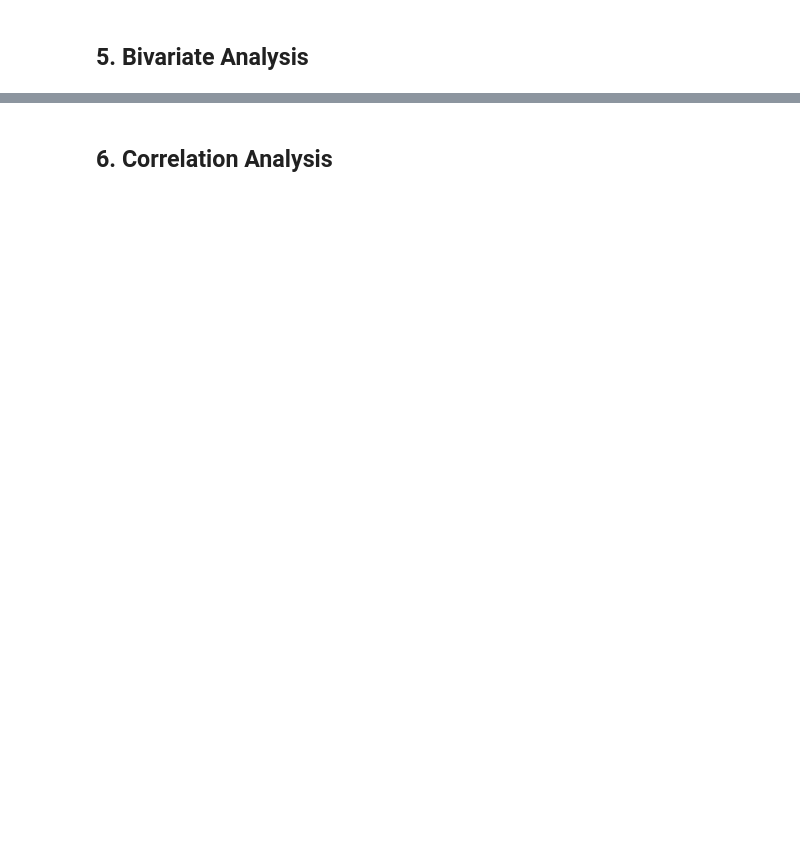
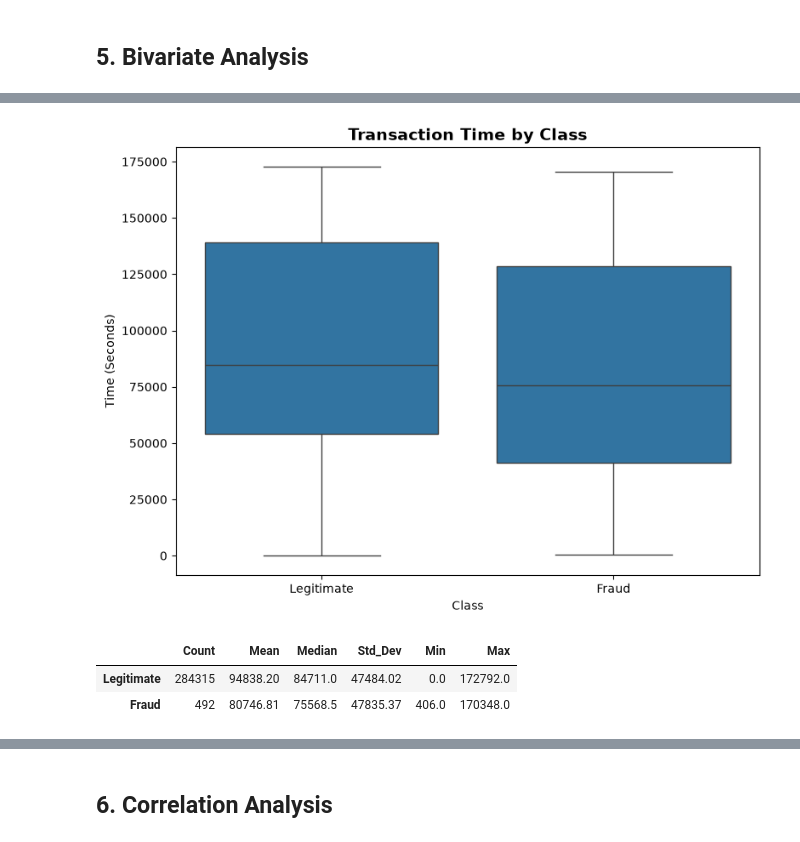
Before and after one commit to Anujjadaun97/Fraud-Detection, a Jupyter notebook: notebooks/03_EDA.ipynb, the cells around one changed output, grey strips where cells are left out. Saved outputs shown, nothing was run; the diff lists cells and outputs as text; code cells hidden in the pictures; blank space fills up the shorter version.

```diff
--- a/notebooks/03_EDA.ipynb
+++ b/notebooks/03_EDA.ipynb
@@ -511,0 +622,53 @@ np.float64(1.9999074074074075)
+# %%
+# Create figure
+plt.figure(figsize=(8, 6))
+
+# Boxplot
+sns.boxplot(
+    data=df,
+    x='Class',
+    y='Time'
+)
+
+# Customize plot
+plt.title("Transaction Time by Class", fontsize=14, fontweight='bold')
+plt.xlabel("Class")
+plt.ylabel("Time (Seconds)")
+plt.xticks([0, 1], ["Legitimate", "Fraud"])
+
+plt.tight_layout()
+
+# Save figure
+plt.savefig(
+    "../reports/figures/fraud_vs_time_boxplot.png",
+    dpi=300,
+    bbox_inches="tight"
+)
+
+plt.show()
+# %% [output]
+[figure, added]
+# %%
+# Separate summary statistics for each class
+
+summary_stats = (
+    df.groupby("Class")["Time"]
+      .agg(
+          Count="count",
+          Mean="mean",
+          Median="median",
+          Std_Dev="std",
+          Min="min",
+          Max="max"
+      )
+      .round(2)
+)
+
+# Rename index for readability
+summary_stats.index = ["Legitimate", "Fraud"]
+
+summary_stats
+# %% [output]
+|  | Count | Mean | Median | Std_Dev | Min | Max |
+| Legitimate | 284315 | 94838.20 | 84711.0 | 47484.02 | 0.0 | 172792.0 |
+| Fraud | 492 | 80746.81 | 75568.5 | 47835.37 | 406.0 | 170348.0 |
```
Also changed, not shown: parts of 55 cells of this notebook, 9 other files.
